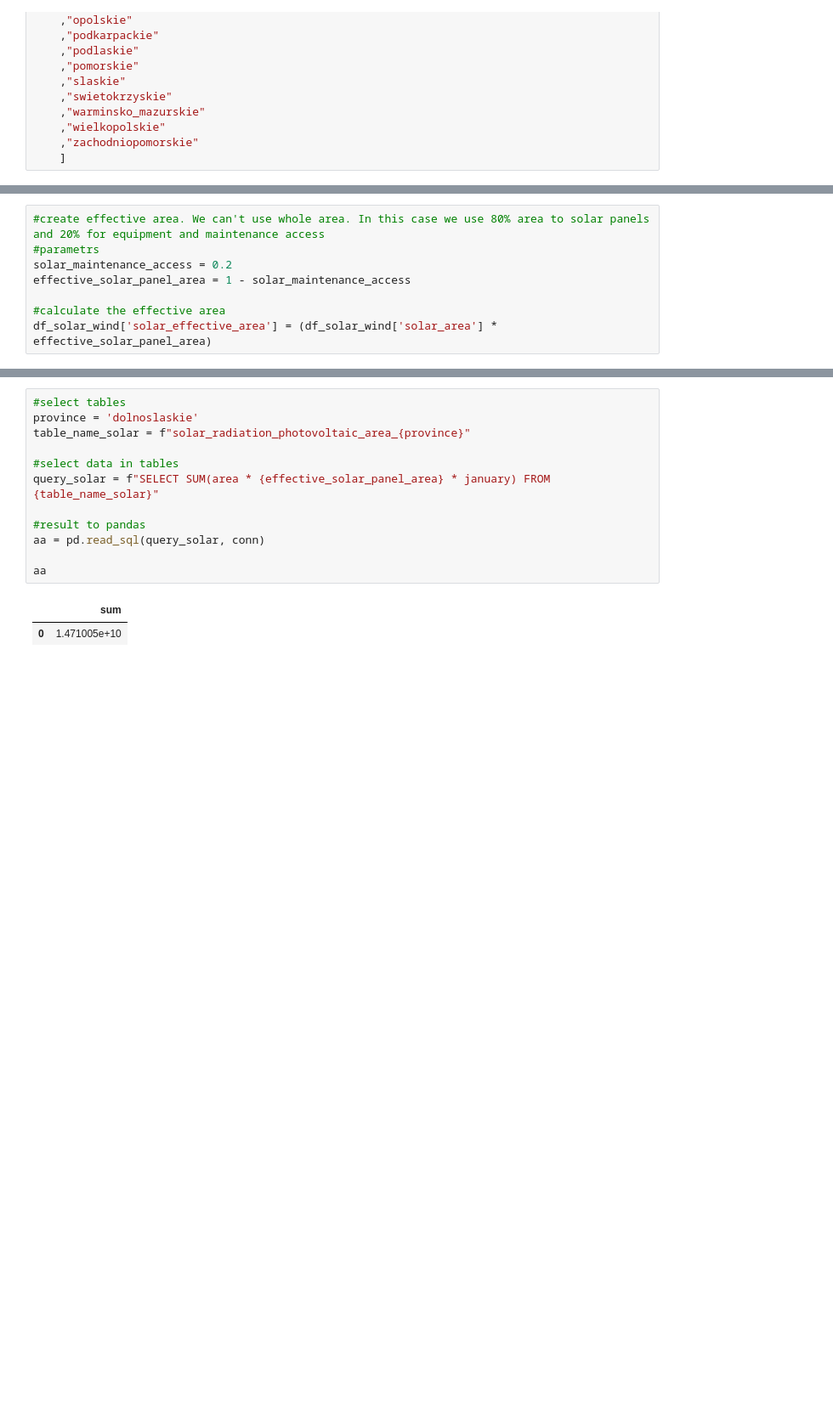
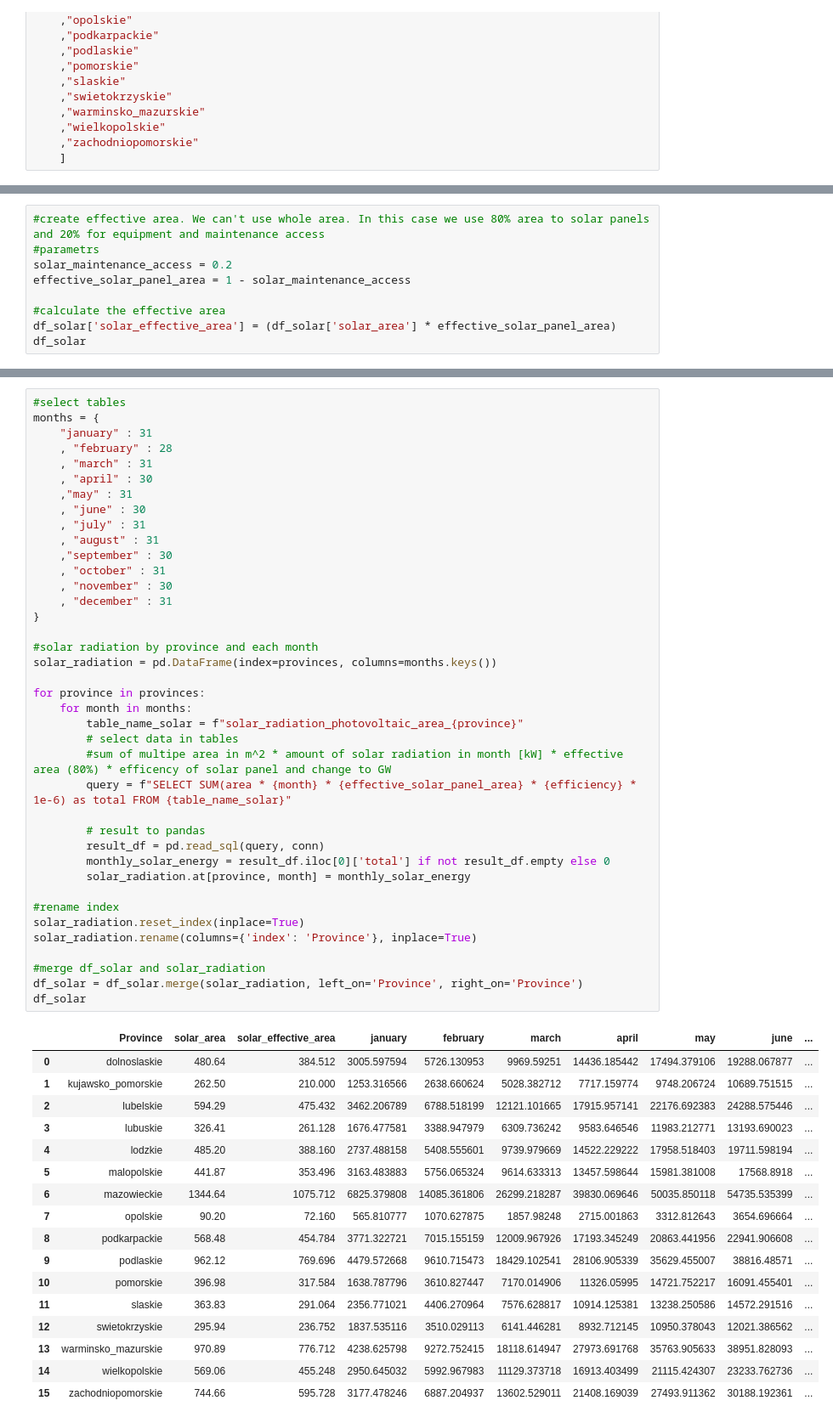
Before and after one commit to geoworldlook/Renewable_energy_optimum_location_function, a Jupyter notebook: Step_5_Analysis_Jupyter.ipynb, the cells around one changed output, grey strips where cells are left out. Shown: that part at 85% size. Saved outputs shown, nothing was run; the diff lists cells and outputs as text; blank space fills up the shorter version.

```diff
--- a/Step_5_Analysis_Jupyter.ipynb
+++ b/Step_5_Analysis_Jupyter.ipynb
@@ -115,4 +144,5 @@ solar_maintenance_access = 0.2
 effective_solar_panel_area = 1 - solar_maintenance_access
 
 #calculate the effective area
-df_solar_wind['solar_effective_area'] = (df_solar_wind['solar_area'] * effective_solar_panel_area)
+df_solar['solar_effective_area'] = (df_solar['solar_area'] * effective_solar_panel_area)
+df_solar
@@ -119,15 +167,57 @@ df_solar_wind['solar_effective_area'] = (df_solar_wind['solar_area'] * effective
 # %%
 #select tables
-province = 'dolnoslaskie'
-table_name_solar = f"solar_radiation_photovoltaic_area_{province}"
+months = {
+    "january" : 31
+    , "february" : 28
+    , "march" : 31
+    , "april" : 30
+    ,"may" : 31
+    , "june" : 30
+    , "july" : 31
+    , "august" : 31
+    ,"september" : 30
+    , "october" : 31
+    , "november" : 30
+    , "december" : 31
+}
 
-#select data in tables
-query_solar = f"SELECT SUM(area * {effective_solar_panel_area} * january) FROM {table_name_solar}"
+#solar radiation by province and each month
+solar_radiation = pd.DataFrame(index=provinces, columns=months.keys())
 
-#result to pandas
-aa = pd.read_sql(query_solar, conn)
+for province in provinces:
+    for month in months:
+        table_name_solar = f"solar_radiation_photovoltaic_area_{province}"
+        # select data in tables
+        #sum of multipe area in m^2 * amount of solar radiation in month [kW] * effective area (80%) * efficency of solar panel and change to GW
+        query = f"SELECT SUM(area * {month} * {effective_solar_panel_area} * {efficiency} * 1e-6) as total FROM {table_name_solar}"
 
-aa
+        # result to pandas
+        result_df = pd.read_sql(query, conn)
+        monthly_solar_energy = result_df.iloc[0]['total'] if not result_df.empty else 0
+        solar_radiation.at[province, month] = monthly_solar_energy
+
+#rename index
+solar_radiation.reset_index(inplace=True)
+solar_radiation.rename(columns={'index': 'Province'}, inplace=True)
+
+#merge df_solar and solar_radiation
+df_solar = df_solar.merge(solar_radiation, left_on='Province', right_on='Province')
+df_solar
 # %% [output]
-|  | sum |
-| 0 | 1.471005e+10 |
+|  | Province | solar_area | solar_effective_area | january | february | march | april | may | june | ... |
+| 0 | dolnoslaskie | 480.64 | 384.512 | 3005.597594 | 5726.130953 | 9969.59251 | 14436.185442 | 17494.379106 | 19288.067877 | ... |
+| 1 | kujawsko_pomorskie | 262.50 | 210.000 | 1253.316566 | 2638.660624 | 5028.382712 | 7717.159774 | 9748.206724 | 10689.751515 | ... |
+| 2 | lubelskie | 594.29 | 475.432 | 3462.206789 | 6788.518199 | 12121.101665 | 17915.957141 | 22176.692383 | 24288.575446 | ... |
+| 3 | lubuskie | 326.41 | 261.128 | 1676.477581 | 3388.947979 | 6309.736242 | 9583.646546 | 11983.212771 | 13193.690023 | ... |
+| 4 | lodzkie | 485.20 | 388.160 | 2737.488158 | 5408.555601 | 9739.979669 | 14522.229222 | 17958.518403 | 19711.598194 | ... |
+| 5 | malopolskie | 441.87 | 353.496 | 3163.483883 | 5756.065324 | 9614.633313 | 13457.598644 | 15981.381008 | 17568.8918 | ... |
+| 6 | mazowieckie | 1344.64 | 1075.712 | 6825.379808 | 14085.361806 | 26299.218287 | 39830.069646 | 50035.850118 | 54735.535399 | ... |
+| 7 | opolskie | 90.20 | 72.160 | 565.810777 | 1070.627875 | 1857.98248 | 2715.001863 | 3312.812643 | 3654.696664 | ... |
+| 8 | podkarpackie | 568.48 | 454.784 | 3771.322721 | 7015.155159 | 12009.967926 | 17193.345249 | 20863.441956 | 22941.906608 | ... |
+| 9 | podlaskie | 962.12 | 769.696 | 4479.572668 | 9610.715473 | 18429.102541 | 28106.905339 | 35629.455007 | 38816.48571 | ... |
+| 10 | pomorskie | 396.98 | 317.584 | 1638.787796 | 3610.827447 | 7170.014906 | 11326.05995 | 14721.752217 | 16091.455401 | ... |
+| 11 | slaskie | 363.83 | 291.064 | 2356.771021 | 4406.270964 | 7576.628817 | 10914.125381 | 13238.250586 | 14572.291516 | ... |
+| 12 | swietokrzyskie | 295.94 | 236.752 | 1837.535116 | 3510.029113 | 6141.446281 | 8932.712145 | 10950.378043 | 12021.386562 | ... |
+| 13 | warminsko_mazurskie | 970.89 | 776.712 | 4238.625798 | 9272.752415 | 18118.614947 | 27973.691768 | 35763.905633 | 38951.828093 | ... |
+| 14 | wielkopolskie | 569.06 | 455.248 | 2950.645032 | 5992.967983 | 11129.373718 | 16913.403499 | 21115.424307 | 23233.762736 | ... |
+| 15 | zachodniopomorskie | 744.66 | 595.728 | 3177.478246 | 6887.204937 | 13602.529011 | 21408.169039 | 27493.911362 | 30188.192361 | ... |
```
Also changed, not shown: parts of 8 cells of this notebook.
